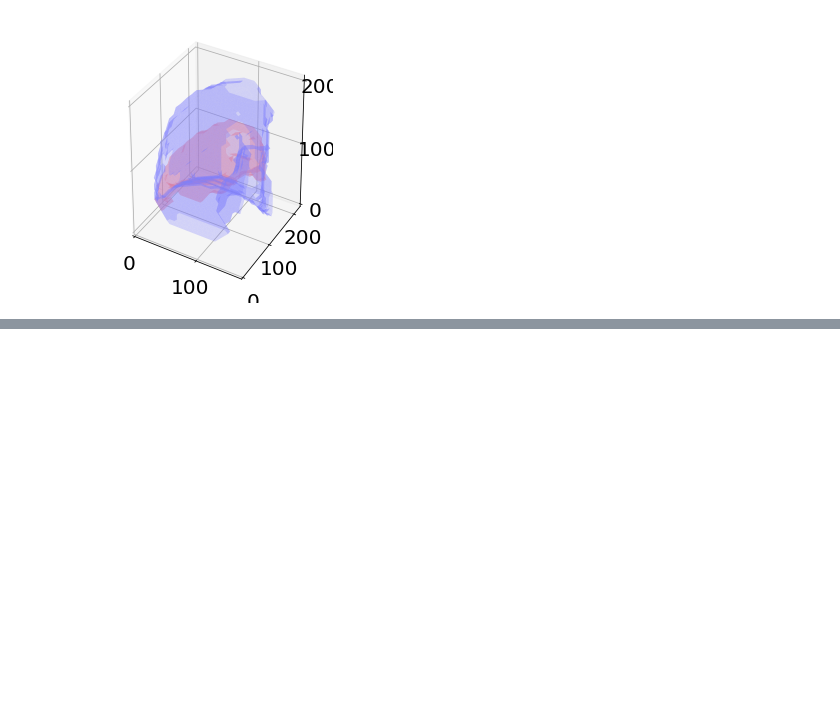
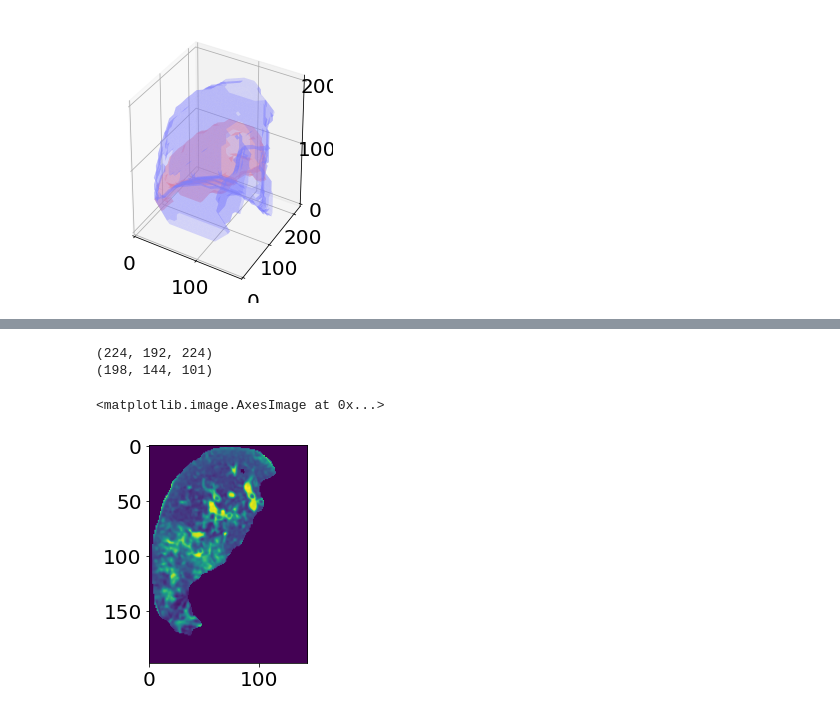
Before and after one commit to octaviomtz/nbdev_c19_synthesis, a Jupyter notebook: index.ipynb, the cells around one changed output, grey strips where cells are left out. Saved outputs shown, nothing was run; the diff lists cells and outputs as text; code cells hidden in the pictures; blank space fills up the shorter version.

Commit message:
adding functions to cluster the lesions

```diff
--- a/index.ipynb
+++ b/index.ipynb
@@ -144,0 +158,13 @@ NameError: ignored
+# %%
+#@title focus on the lesion {vertical-output: true}
+target_img_covid = img * lung_one_lesion
+print(np.shape(target_img_covid))
+y_min, y_max, x_min, x_max, z_min, z_max =  get_min_max(lung_one_lesion)
+target_img_covid = target_img_covid[y_min: y_max, x_min: x_max, z_min: z_max]
+print(np.shape(target_img_covid))
+plt.imshow(target_img_covid[...,30])
+# %% [output]
+(224, 192, 224)
+(198, 144, 101)
+<matplotlib.image.AxesImage at 0x...>
+[figure, added]
```
Also changed, not shown: parts of 16 cells of this notebook, 3 other files.
